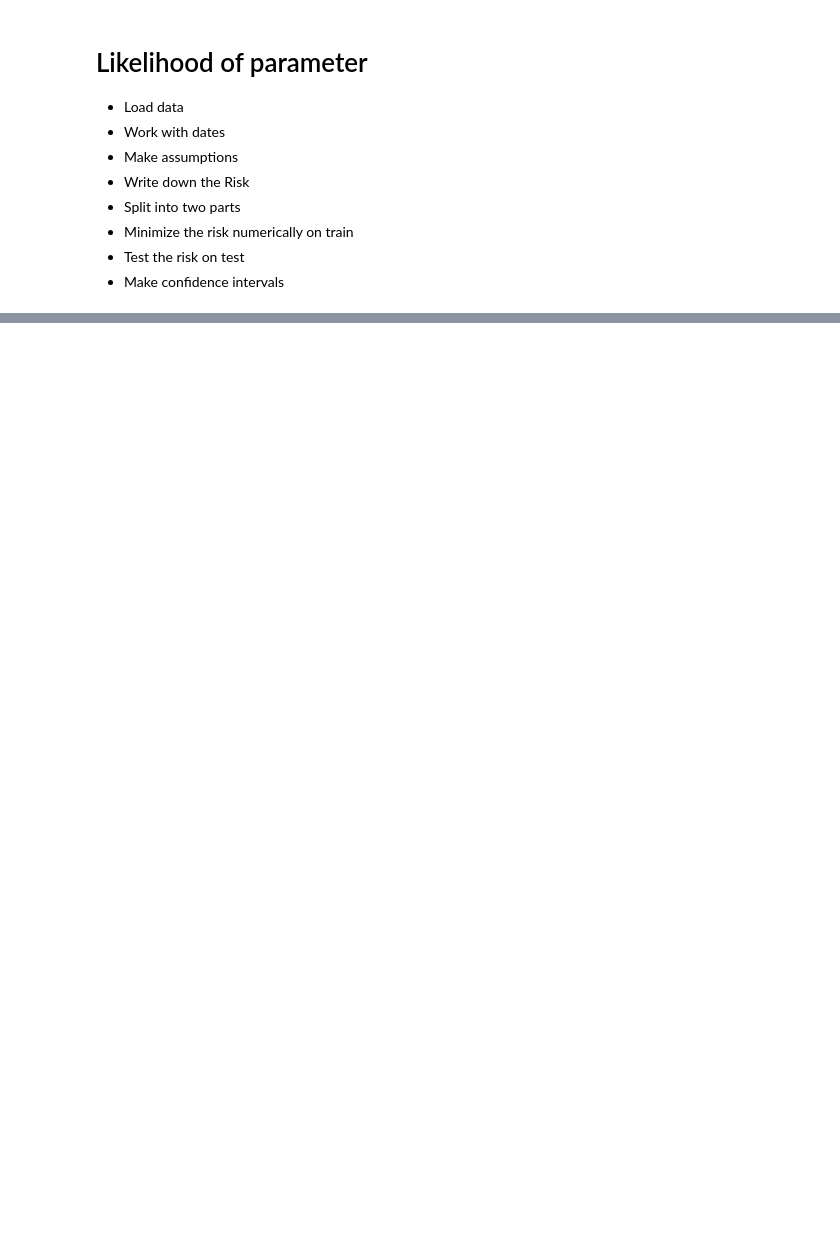
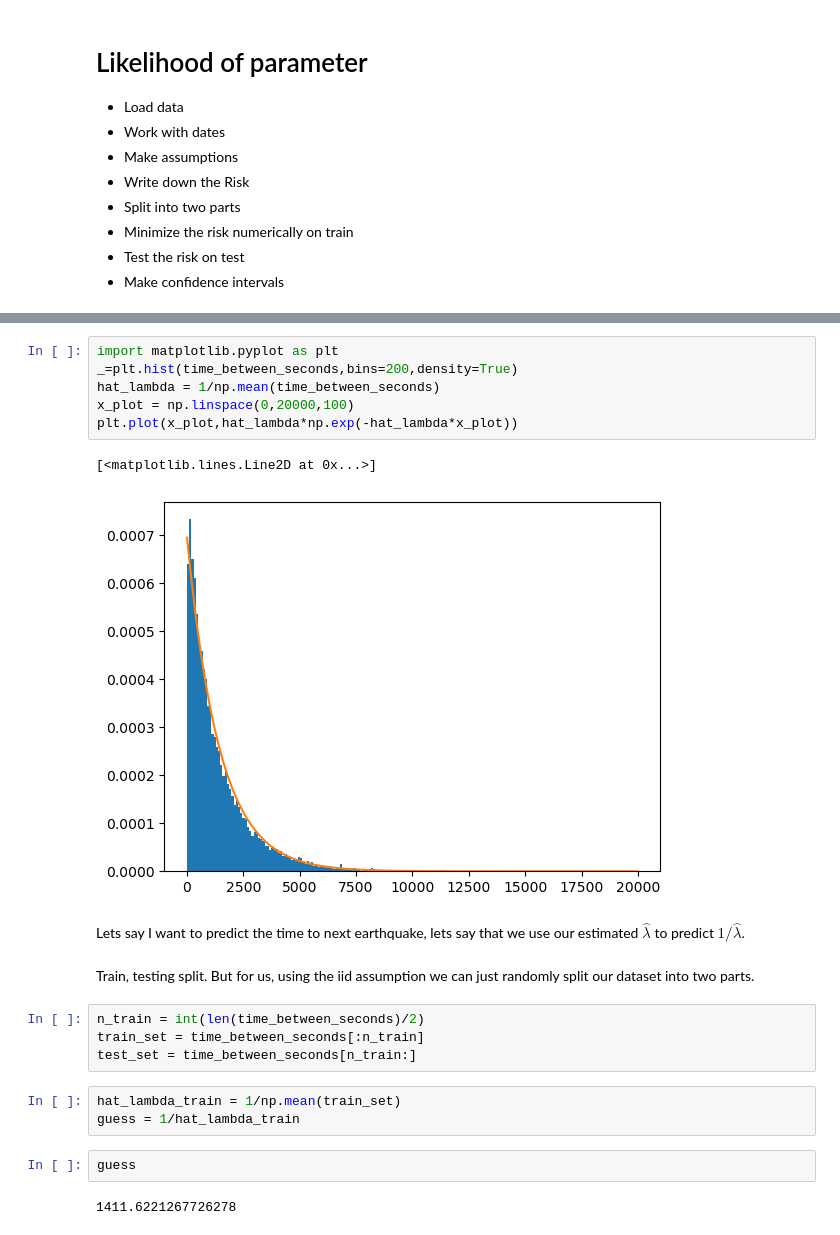
Before and after one commit to datascience-intro/1MS041-2023, a Jupyter notebook: notebooks/07-ProbSS4_Estimation.ipynb, the cells around one changed output, grey strips where cells are left out. Drawn from its saved outputs; the diff is of its cells as text; blank space fills up the shorter version.

```diff
--- a/notebooks/07-ProbSS4_Estimation.ipynb
+++ b/notebooks/07-ProbSS4_Estimation.ipynb
@@ -301,0 +309,24 @@ result
+# %%
+import matplotlib.pyplot as plt
+_=plt.hist(time_between_seconds,bins=200,density=True)
+hat_lambda = 1/np.mean(time_between_seconds)
+x_plot = np.linspace(0,20000,100)
+plt.plot(x_plot,hat_lambda*np.exp(-hat_lambda*x_plot))
+# %% [output]
+[<matplotlib.lines.Line2D at 0x...>]
+[figure, added]
+# %% [markdown]
+Lets say I want to predict the time to next earthquake, lets say that we use our estimated $\hat \lambda$ to predict $1/\hat \lambda$.
+# %% [markdown]
+Train, testing split. But for us, using the iid assumption we can just randomly split our dataset into two parts.
+# %%
+n_train = int(len(time_between_seconds)/2)
+train_set = time_between_seconds[:n_train]
+test_set = time_between_seconds[n_train:]
+# %%
+hat_lambda_train = 1/np.mean(train_set)
+guess = 1/hat_lambda_train
+# %%
+guess
+# %% [output]
+1411.6221267726278
```
Also changed, not shown: parts of 106 cells of this notebook, 8 other files.
